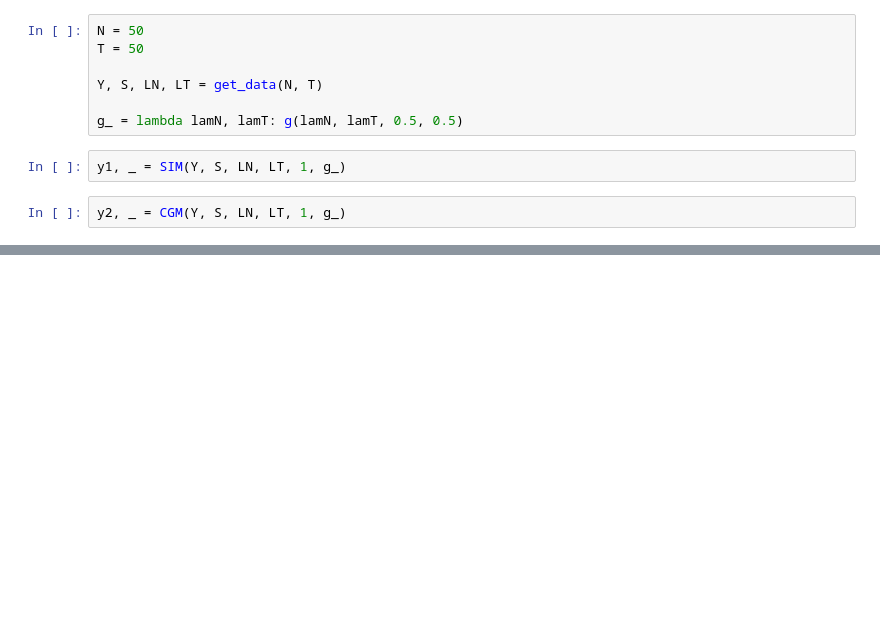
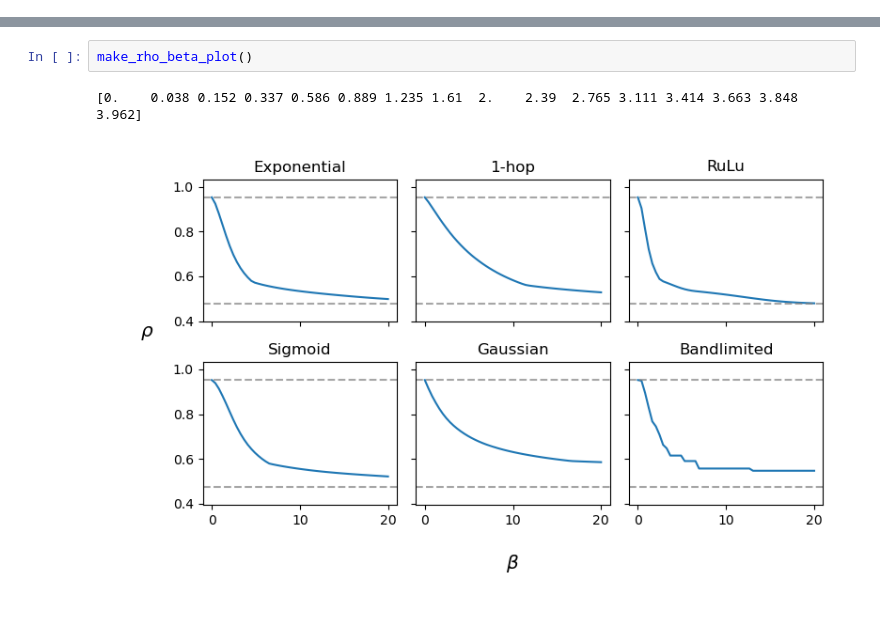
Before and after one commit to nickelnine37/ThesisCode, a Jupyter notebook: Chapter 4/4.3.ipynb, the cells around one changed output, grey strips where cells are left out. Cells and saved outputs as stored; diff of their text form; blank space fills up the shorter version.

```diff
--- a/Chapter 4/4.3.ipynb
+++ b/Chapter 4/4.3.ipynb
@@ -23,14 +24,3 @@ from tqdm.notebook import tqdm
 import time
 
 %matplotlib ipympl
-# %%
-N = 50
-T = 50
-
-Y, S, LN, LT = get_data(N, T)
-
-g_ = lambda lamN, lamT: g(lamN, lamT, 0.5, 0.5)
-# %%
-y1, _ = SIM(Y, S, LN, LT, 1, g_)
-# %%
-y2, _ = CGM(Y, S, LN, LT, 1, g_)
@@ -807,0 +628,5 @@ def get_data(N: int, T: int, seed=0):
+# %%
+make_rho_beta_plot()
+# %% [output]
+[0.    0.038 0.152 0.337 0.586 0.889 1.235 1.61  2.    2.39  2.765 3.111 3.414 3.663 3.848 3.962]
+[figure, added]
```
Also changed, not shown: parts of 68 cells of this notebook, 5 other files.
